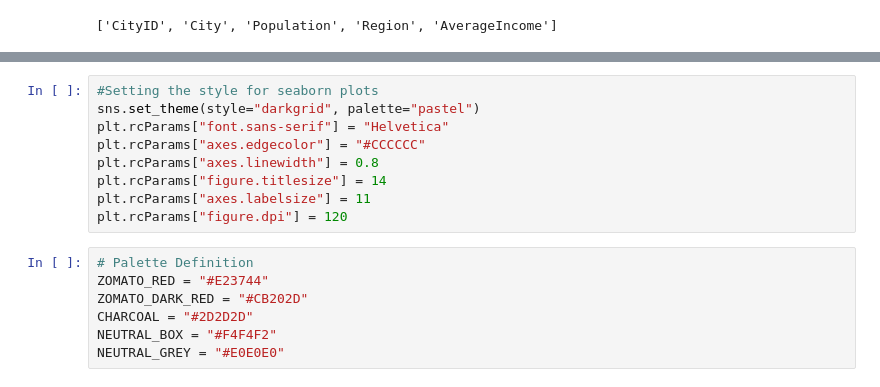
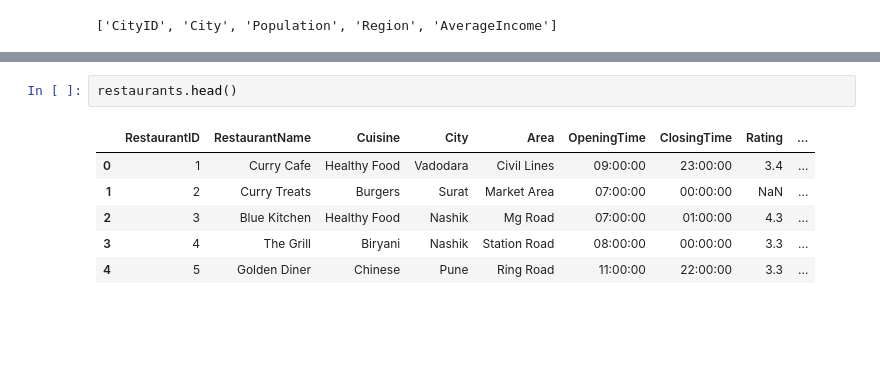
Before and after one commit to priyankavasavada/Zomato_Business_Intelligence_Project, a Jupyter notebook: notebooks/02_eda.ipynb, the cells around one changed output, grey strips where cells are left out. Saved outputs shown, nothing was run; the diff lists cells and outputs as text; blank space fills up the shorter version.

```diff
--- a/notebooks/02_eda.ipynb
+++ b/notebooks/02_eda.ipynb
@@ -55,16 +55,9 @@ cities.head()
-# %%
-#Setting the style for seaborn plots
-sns.set_theme(style="darkgrid", palette="pastel")
-plt.rcParams["font.sans-serif"] = "Helvetica"
-plt.rcParams["axes.edgecolor"] = "#CCCCCC"
-plt.rcParams["axes.linewidth"] = 0.8
-plt.rcParams["figure.titlesize"] = 14
-plt.rcParams["axes.labelsize"] = 11
-plt.rcParams["figure.dpi"] = 120
-# %%
-# Palette Definition
-ZOMATO_RED = "#E23744"
-ZOMATO_DARK_RED = "#CB202D"
-CHARCOAL = "#2D2D2D"
-NEUTRAL_BOX = "#F4F4F2"
-NEUTRAL_GREY = "#E0E0E0"
+# %%
+restaurants.head()
+# %% [output]
+|  | RestaurantID | RestaurantName | Cuisine | City | Area | OpeningTime | ClosingTime | Rating | ... |
+| 0 | 1 | Curry Cafe | Healthy Food | Vadodara | Civil Lines | 09:00:00 | 23:00:00 | 3.4 | ... |
+| 1 | 2 | Curry Treats | Burgers | Surat | Market Area | 07:00:00 | 00:00:00 | NaN | ... |
+| 2 | 3 | Blue Kitchen | Healthy Food | Nashik | Mg Road | 07:00:00 | 01:00:00 | 4.3 | ... |
+| 3 | 4 | The Grill | Biryani | Nashik | Station Road | 08:00:00 | 00:00:00 | 3.3 | ... |
+| 4 | 5 | Golden Diner | Chinese | Pune | Ring Road | 11:00:00 | 22:00:00 | 3.3 | ... |
```
Also changed, not shown: parts of 29 cells of this notebook.
